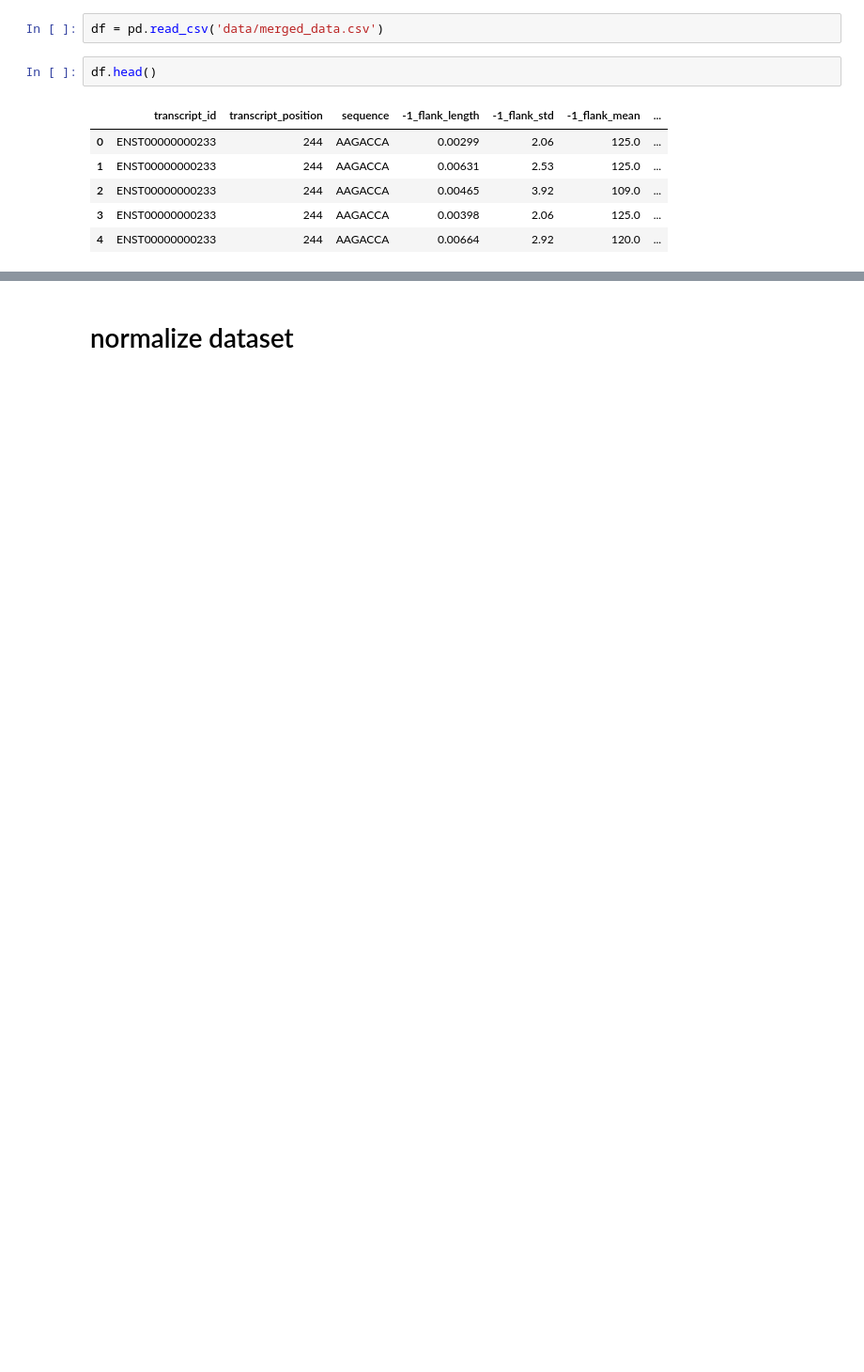
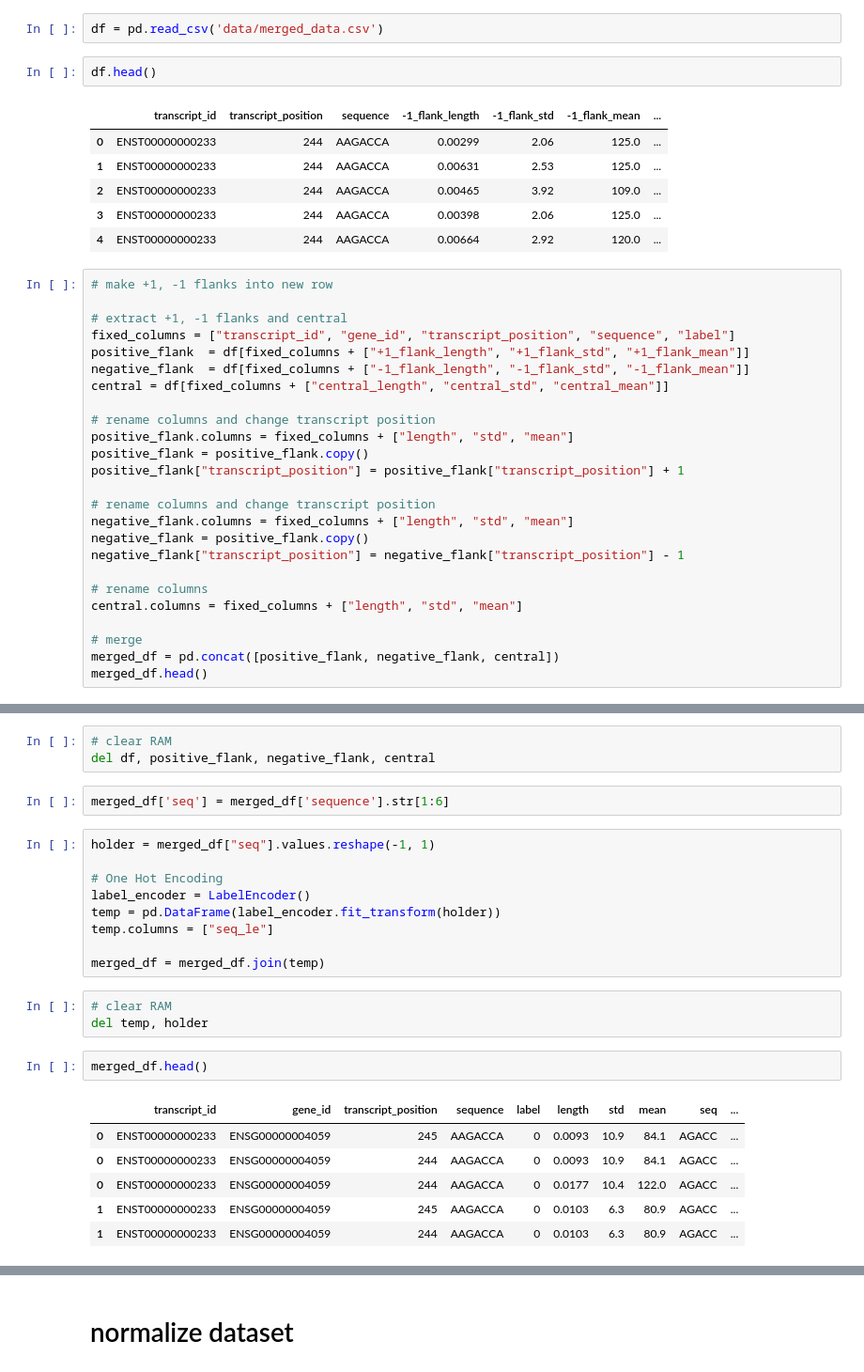
Before and after one commit to liuchennn1414/dsa4266_tundra, a Jupyter notebook: train_test.ipynb, the cells around one changed output, grey strips where cells are left out. Shown: that part at 94% size. Drawn from its saved outputs; the diff is of its cells as text; blank space fills up the shorter version.

```diff
--- a/train_test.ipynb
+++ b/train_test.ipynb
@@ -14,3 +15,28 @@ df.head()
 | 2 | ENST00000000233 | 244 | AAGACCA | 0.00465 | 3.92 | 109.0 | ... |
 | 3 | ENST00000000233 | 244 | AAGACCA | 0.00398 | 2.06 | 125.0 | ... |
 | 4 | ENST00000000233 | 244 | AAGACCA | 0.00664 | 2.92 | 120.0 | ... |
+# %%
+# make +1, -1 flanks into new row
+
+# extract +1, -1 flanks and central
+fixed_columns = ["transcript_id", "gene_id", "transcript_position", "sequence", "label"]
+positive_flank  = df[fixed_columns + ["+1_flank_length", "+1_flank_std", "+1_flank_mean"]]
+negative_flank  = df[fixed_columns + ["-1_flank_length", "-1_flank_std", "-1_flank_mean"]]
+central = df[fixed_columns + ["central_length", "central_std", "central_mean"]]
+
+# rename columns and change transcript position
+positive_flank.columns = fixed_columns + ["length", "std", "mean"]
+positive_flank = positive_flank.copy()
+positive_flank["transcript_position"] = positive_flank["transcript_position"] + 1
+
+# rename columns and change transcript position
+negative_flank.columns = fixed_columns + ["length", "std", "mean"]
+negative_flank = positive_flank.copy()
+negative_flank["transcript_position"] = negative_flank["transcript_position"] - 1
+
+# rename columns
+central.columns = fixed_columns + ["length", "std", "mean"]
+
+# merge
+merged_df = pd.concat([positive_flank, negative_flank, central])
+merged_df.head()
@@ -16,0 +50,26 @@ df.head()
+# %%
+# clear RAM
+del df, positive_flank, negative_flank, central
+# %%
+merged_df['seq'] = merged_df['sequence'].str[1:6]
+# %%
+holder = merged_df["seq"].values.reshape(-1, 1)
+
+# One Hot Encoding
+label_encoder = LabelEncoder()
+temp = pd.DataFrame(label_encoder.fit_transform(holder))
+temp.columns = ["seq_le"]
+
+merged_df = merged_df.join(temp)
+# %%
+# clear RAM
+del temp, holder
+# %%
+merged_df.head()
+# %% [output]
+|  | transcript_id | gene_id | transcript_position | sequence | label | length | std | mean | seq | ... |
+| 0 | ENST00000000233 | ENSG00000004059 | 245 | AAGACCA | 0 | 0.0093 | 10.9 | 84.1 | AGACC | ... |
+| 0 | ENST00000000233 | ENSG00000004059 | 244 | AAGACCA | 0 | 0.0093 | 10.9 | 84.1 | AGACC | ... |
+| 0 | ENST00000000233 | ENSG00000004059 | 244 | AAGACCA | 0 | 0.0177 | 10.4 | 122.0 | AGACC | ... |
+| 1 | ENST00000000233 | ENSG00000004059 | 245 | AAGACCA | 0 | 0.0103 | 6.3 | 80.9 | AGACC | ... |
+| 1 | ENST00000000233 | ENSG00000004059 | 244 | AAGACCA | 0 | 0.0103 | 6.3 | 80.9 | AGACC | ... |
```
Also changed, not shown: parts of 31 cells of this notebook.
